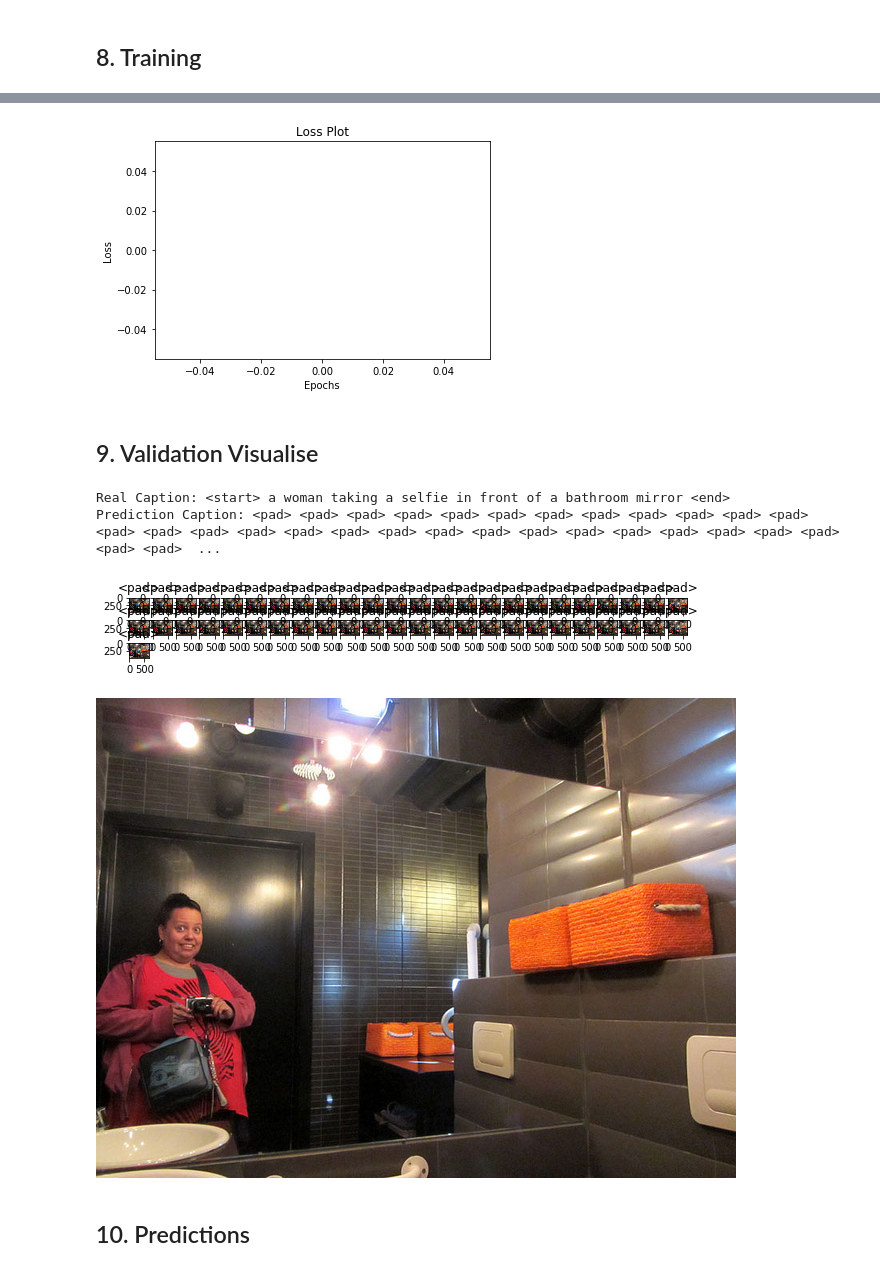
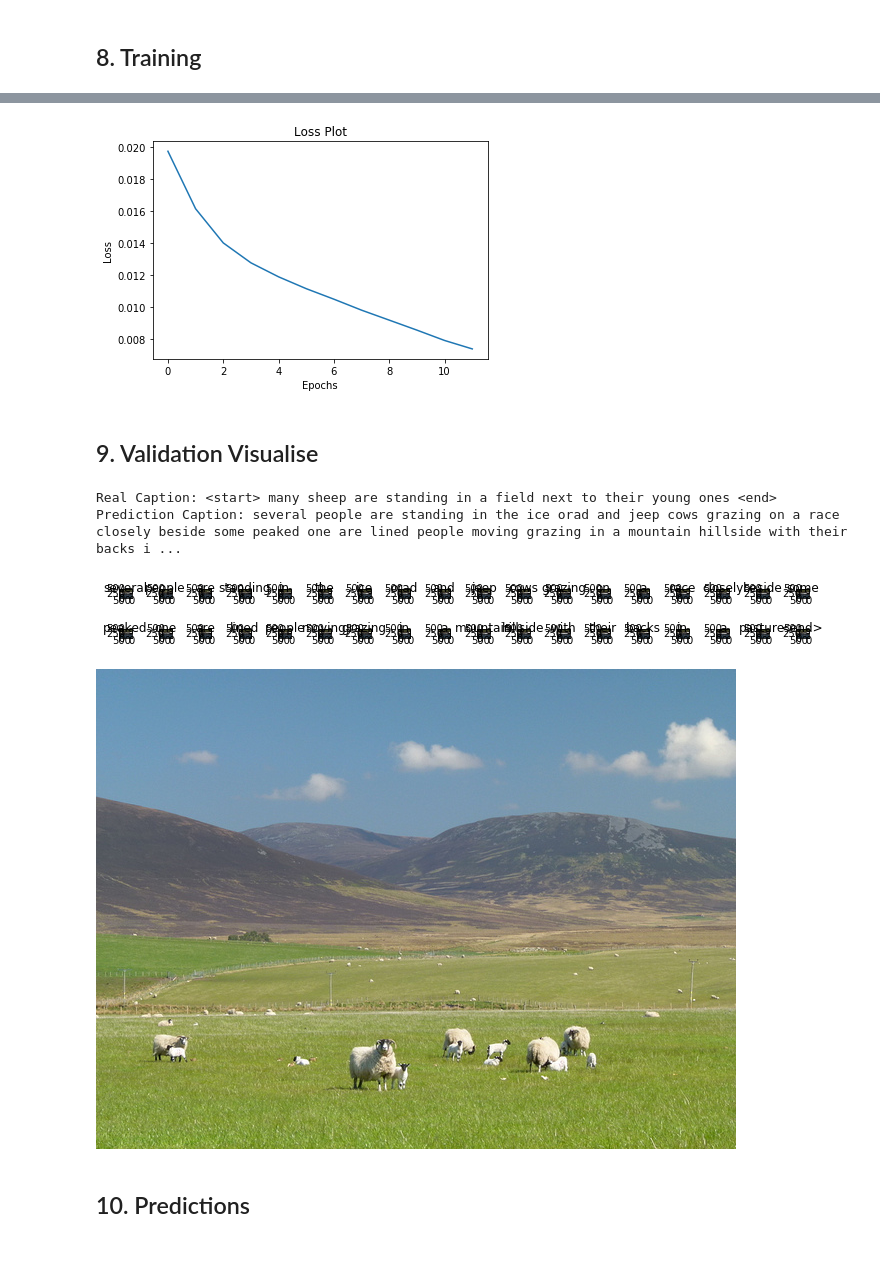
Before and after one commit to ryanwongsa/ImageCaptioningWithAttention, a Jupyter notebook: ImageCaptioningWithAttention.ipynb, the cells around one changed output, grey strips where cells are left out. Drawn from its saved outputs; the diff is of its cells as text; code cells hidden in the pictures.

Commit message:
updated with trained version mini dataset

```diff
--- a/ImageCaptioningWithAttention.ipynb
+++ b/ImageCaptioningWithAttention.ipynb
@@ -35,7 +37,7 @@ from Models.Helpers.tokenisations import Tokenisations
 ## 1. Preparing the Data Download
 # %%
 # Sample Count - number of images used to train and validatate the model, set to be None to include the whole dataset
-sample_count = 10000
+sample_count = 8000
 # %%
 mscoco = MSCocoDownloader(sample_count)
 # %%
@@ -93,7 +95,7 @@ len(img_name_train), len(cap_train), len(img_name_val), len(cap_val)
 # %% [markdown]
 ## 6. Dataset Generator from Inception Output
 # %%
-BATCH_SIZE = 128
+BATCH_SIZE = 64
 BUFFER_SIZE = 1000
 embedding_dim = 256
 units = 512
@@ -105,9 +107,9 @@ attention_features_shape = 64
 # %%
 attentionModel = AttentionModel(tokenisations, embedding_dim, units, vocab_size, BATCH_SIZE, attention_features_shape, inmodel.image_features_extract_model)
 # %%
-datasetGenerator3 = DatasetGenerator(img_name_train, cap_train, BATCH_SIZE, BUFFER_SIZE)
+datasetGenerator = DatasetGenerator(img_name_train, cap_train, BATCH_SIZE, BUFFER_SIZE)
 # %% [markdown]
 ## 8. Training
 # %%
-attentionModel.train(datasetGenerator3.dataset, 20)
+attentionModel.train(datasetGenerator.dataset, 10)
 # %% [output]
@@ -137,7 +135,7 @@ plt.ylabel('Loss')
 plt.title('Loss Plot')
 plt.show()
 # %% [output]
-[figure, old version]
+[figure, new version]
 # %%
 attentionModel.load_checkpoint()
 # %% [markdown]
@@ -145,21 +143,21 @@ attentionModel.load_checkpoint()
 # %%
 # captions on the validation set
 rid = np.random.randint(0, len(img_name_val))
-rid = 0
+rid = 5
 image = img_name_val[rid]
 real_caption = ' '.join([tokenisations.index_word[i] for i in cap_val[rid] if i not in [0]])
 result, attention_plot = attentionModel.evaluate(image)
 
 print ('Real Caption:', real_caption)
 print ('Prediction Caption:', ' '.join(result))
 vis.plot_attention(image, result, attention_plot)
 # opening the image
 Image.open(img_name_val[rid])
 # %% [output]
-Real Caption: <start> a woman taking a selfie in front of a bathroom mirror <end>
-Prediction Caption: <pad> <pad> <pad> <pad> <pad> <pad> <pad> <pad> <pad> <pad> <pad> <pad> <pad> <pad> <pad> <pad> <pad> <pad> <pad> <pad> <pad> <pad> <pad> <pad> <pad> <pad> <pad> <pad> <pad> <pad>  ...
+Real Caption: <start> many sheep are standing in a field next to their young ones <end>
+Prediction Caption: several people are standing in the ice orad and jeep cows grazing on a race closely beside some peaked one are lined people moving grazing in a mountain hillside with their backs i ...
-[figure, old version]
+[figure, new version]
-[figure, old version]
+[figure, new version]
 # %% [markdown]
 ## 10. Predictions
 # %%
```
Also changed, not shown: parts of 4 cells of this notebook, 16 other files.
